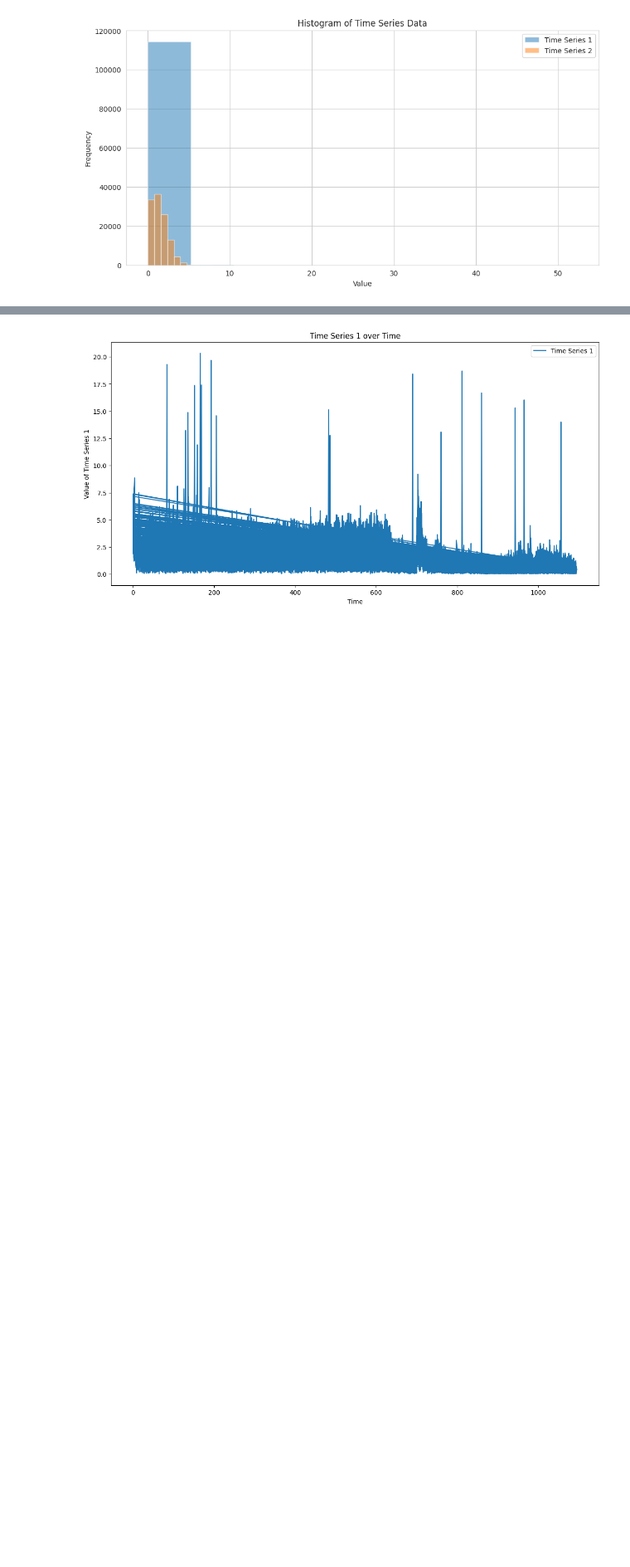
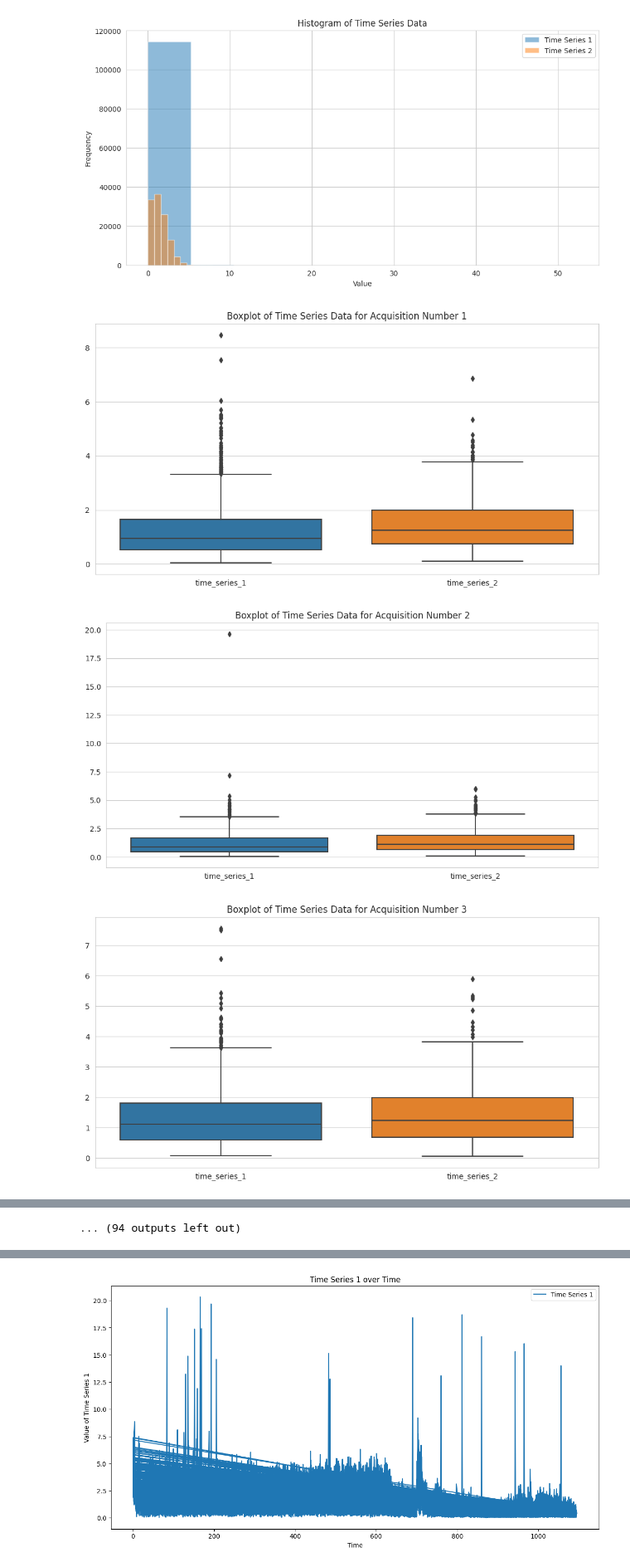
Before and after one commit to BianchiLuca28/project_CSD, a Jupyter notebook: notebook_exploration_cleaning/eda_graphs.ipynb, the cells around one changed output, grey strips where cells are left out. Shown at 83% size. Drawn from its saved outputs; the diff is of its cells as text; code cells hidden in the pictures; blank space fills up the shorter version.

```diff
--- a/notebook_exploration_cleaning/eda_graphs.ipynb
+++ b/notebook_exploration_cleaning/eda_graphs.ipynb
@@ -149,0 +123,29 @@ Time Series 2 - Min: 0.0113542101066245, Max: 7.939877118352963, Q1: 0.719809514
+# %%
+# Group the DataFrame by 'Acquisition Number'
+grouped = time_series_case1_df.groupby('Acquisition Number')
+
+# Calculate the sum, mean, median, standard deviation, and quantiles for each group
+stats_df = grouped.agg({
+    'time_series_1': ['sum', 'mean', 'median', 'std', 'min', 'max', 'quantile'],
+    'time_series_2': ['sum', 'mean', 'median', 'std', 'min', 'max', 'quantile'],
+})
+
+# Apply the quantiles for 25th and 75th percentiles
+stats_df['time_series_1', 'quantile_25'] = grouped['time_series_1'].quantile(0.25)
+stats_df['time_series_1', 'quantile_75'] = grouped['time_series_1'].quantile(0.75)
+stats_df['time_series_2', 'quantile_25'] = grouped['time_series_2'].quantile(0.25)
+stats_df['time_series_2', 'quantile_75'] = grouped['time_series_2'].quantile(0.75)
+
+# Print the statistics for each group
+for name, group_stats in stats_df.iterrows():
+    print(f"Acquisition Number {name} - Time Series 1 - Sum: {group_stats[('time_series_1', 'sum')]}, "
+          f"Mean: {group_stats[('time_series_1', 'mean')]}, Median: {group_stats[('time_series_1', 'median')]}, "
+          f"Std. Dev.: {group_stats[('time_series_1', 'std')]}, Min: {group_stats[('time_series_1', 'min')]}, "
+          f"Max: {group_stats[('time_series_1', 'max')]}, Q1: {group_stats[('time_series_1', 'quantile_25')]}, "
+          f"Q3: {group_stats[('time_series_1', 'quantile_75')]}")
+
+    print(f"Acquisition Number {name} - Time Series 2 - Sum: {group_stats[('time_series_2', 'sum')]}, "
+          f"Mean: {group_stats[('time_series_2', 'mean')]}, Median: {group_stats[('time_series_2', 'median')]}, "
+          f"Std. Dev.: {group_stats[('time_series_2', 'std')]}, Min: {group_stats[('time_series_2', 'min')]}, "
+          f"Max: {group_stats[('time_series_2', 'max')]}, Q1: {group_stats[('time_series_2', 'quantile_25')]}, "
+          f"Q3: {group_stats[('time_series_2', 'quantile_75')]}")
@@ -191,3 +246,19 @@ plt.show()
 [figure]
 [figure]
 [figure]
+# %%
+import seaborn as sns
+import matplotlib.pyplot as plt
+
+# Assuming your DataFrame is named time_series_case1_df and is loaded with data
+grouped_data = time_series_case1_df.groupby('Acquisition Number')
+
+for name, group in grouped_data:
+    plt.figure(figsize=(12, 6))
+    sns.boxplot(data=group[['time_series_1', 'time_series_2']])
+    plt.title(f'Boxplot of Time Series Data for Acquisition Number {name}')
+    plt.show()
+# %% [output]
+[figure, added]
+[figure, added]
+[figure, added]
@@ -194,3 +274,4 @@ plt.show()
+... (94 outputs left out)
 # %%
 # Visualization
 # Histograms
```
Also changed, not shown: parts of 6 cells of this notebook.
